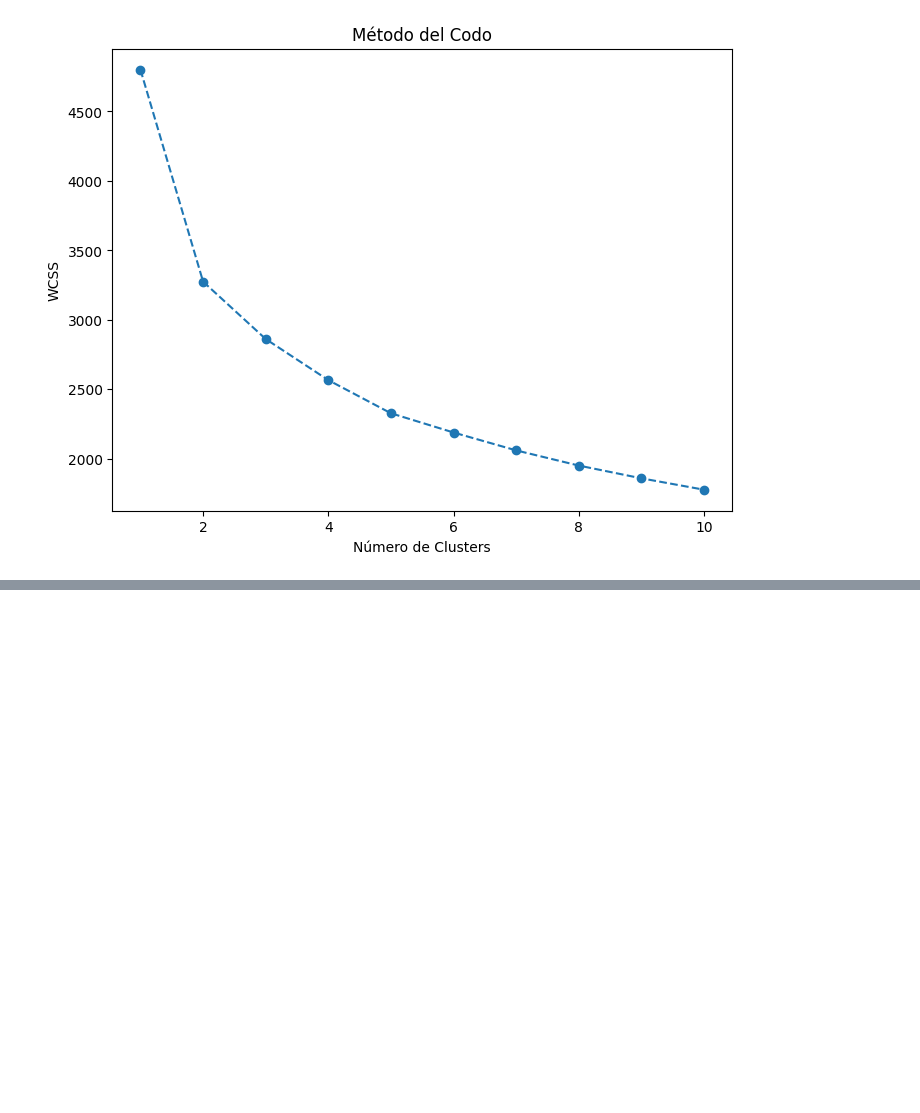
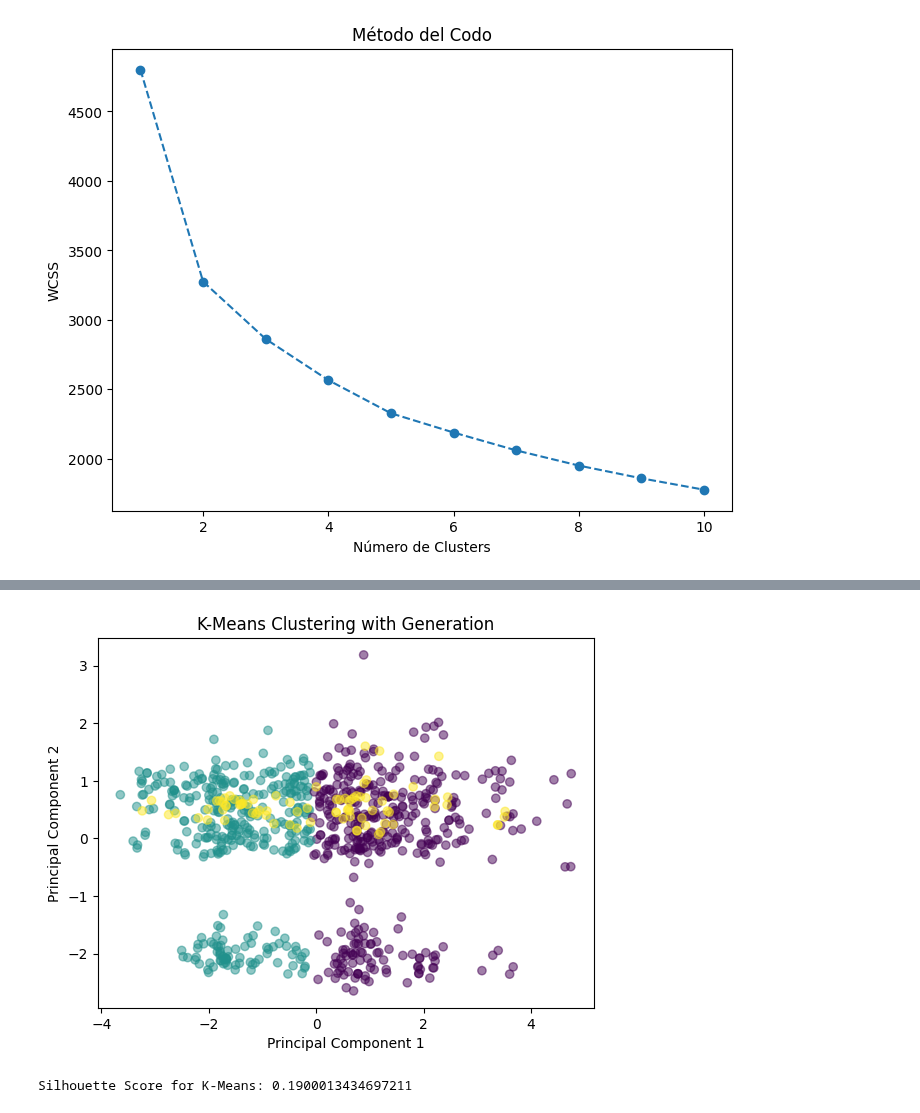
Before and after one commit to martinbedia/mineria, a Jupyter notebook: ejercicio 3.ipynb, the cells around one changed output, grey strips where cells are left out. Saved outputs shown, nothing was run; the diff lists cells and outputs as text; code cells hidden in the pictures; blank space fills up the shorter version.

```diff
--- a/ejercicio 3.ipynb
+++ b/ejercicio 3.ipynb
@@ -111,0 +112,43 @@ plt.show()
+# %%
+import pandas as pd
+import matplotlib.pyplot as plt
+from sklearn.cluster import KMeans
+from sklearn.preprocessing import StandardScaler
+from sklearn.decomposition import PCA
+from sklearn.metrics import silhouette_score
+
+# Cargar el conjunto de datos desde el archivo CSV
+pokemon_data = pd.read_csv('pokemon.csv')
+
+# Seleccionar columnas relevantes para el clustering
+features = ["HP", "Attack", "Defense", "Sp. Atk", "Sp. Def", "Speed","Generation"]
+X = pokemon_data[features]
+
+# Convertir la variable categórica "Generation" en variables dummy
+X = pd.get_dummies(X, columns=['Generation'], prefix='Gen', drop_first=True)
+
+# Escalar las características para K-Means
+scaler = StandardScaler()
+X_scaled = scaler.fit_transform(X)
+
+# Reducción de dimensionalidad para visualización
+pca = PCA(n_components=2)
+X_pca = pca.fit_transform(X_scaled)
+
+# K-Means
+kmeans_model = KMeans(n_clusters=3, random_state=42)
+kmeans_labels = kmeans_model.fit_predict(X_scaled)
+
+# Visualización
+plt.scatter(X_pca[:, 0], X_pca[:, 1], c=kmeans_labels, cmap='viridis', marker='o', alpha=0.5)
+plt.title('K-Means Clustering with Generation')
+plt.xlabel('Principal Component 1')
+plt.ylabel('Principal Component 2')
+plt.show()
+
+# Silhouette Score para K-Means
+silhouette_kmeans = silhouette_score(X_scaled, kmeans_labels)
+print(f'Silhouette Score for K-Means: {silhouette_kmeans}')
+# %% [output]
+[figure, added]
+Silhouette Score for K-Means: 0.1900013434697211
```
Also changed, not shown: parts of 2 cells of this notebook.
